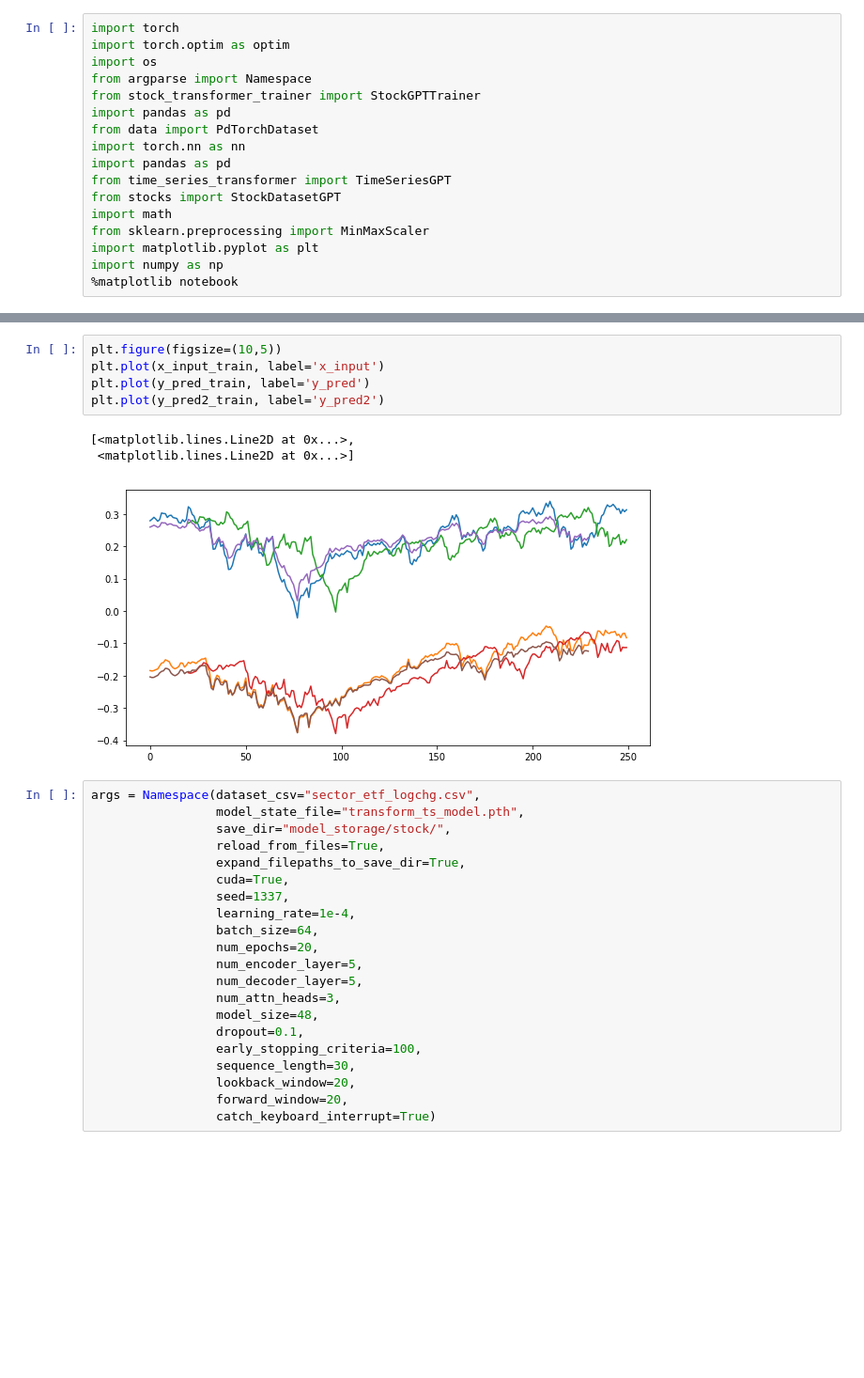
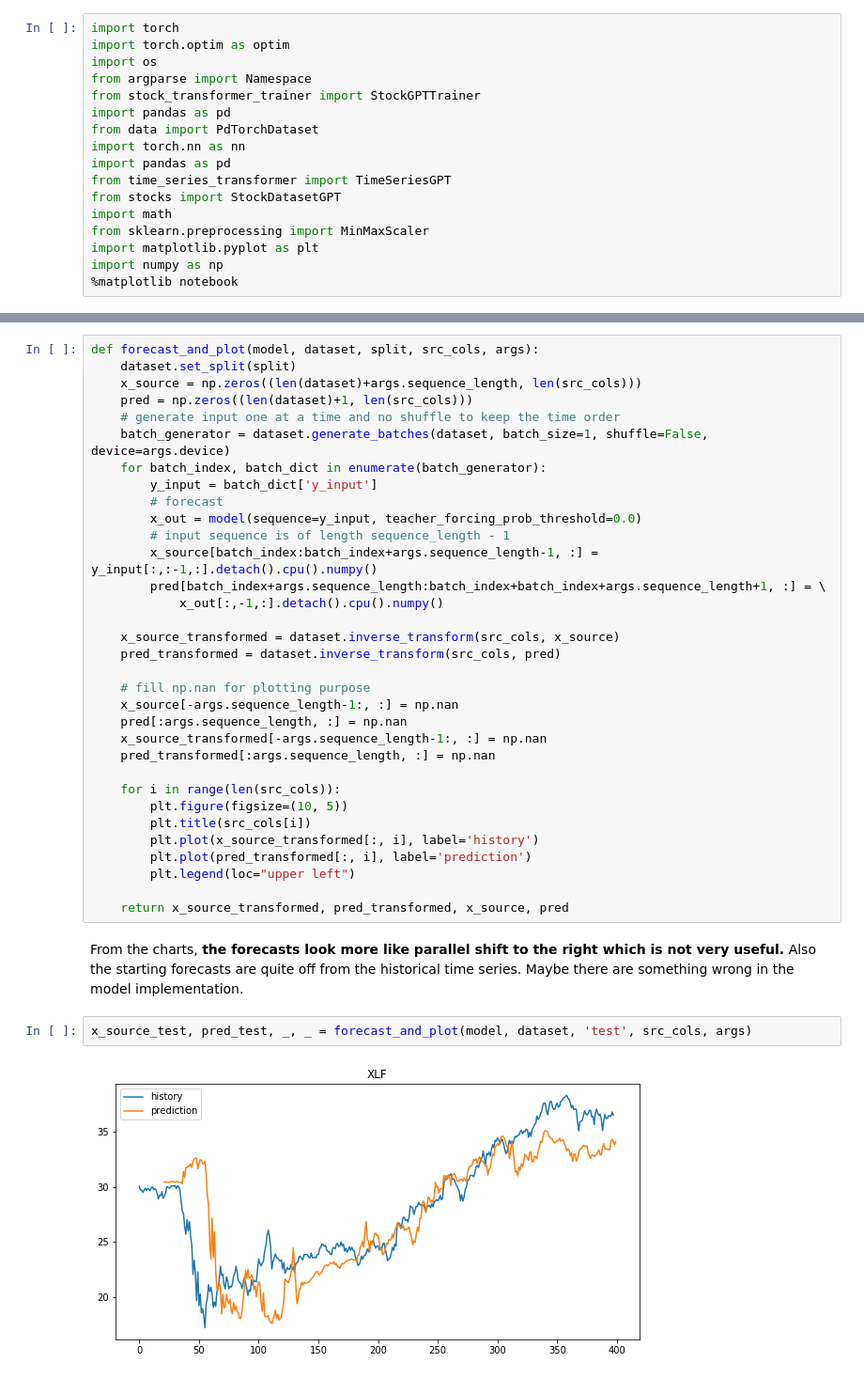
Before and after one commit to davefang1030/ts-transformer, a Jupyter notebook: ts_gpt.ipynb, the cells around one changed output, grey strips where cells are left out. Shown: that part at 94% size. Cells and saved outputs as stored; diff of their text form; blank space fills up the shorter version.

```diff
--- a/ts_gpt.ipynb
+++ b/ts_gpt.ipynb
@@ -174,30 +131,39 @@ for i in range(len(x_input_train) - args.sequence_length):
-# %%
-plt.figure(figsize=(10,5))
-plt.plot(x_input_train, label='x_input')
-plt.plot(y_pred_train, label='y_pred')
-plt.plot(y_pred2_train, label='y_pred2')
-# %% [output]
-[<matplotlib.lines.Line2D at 0x...>,
- <matplotlib.lines.Line2D at 0x...>]
-[figure, removed]
-# %%
-args = Namespace(dataset_csv="sector_etf_logchg.csv",
-                 model_state_file="transform_ts_model.pth",
-                 save_dir="model_storage/stock/",
-                 reload_from_files=True,
-                 expand_filepaths_to_save_dir=True,
-                 cuda=True,
-                 seed=1337,
-                 learning_rate=1e-4,
-                 batch_size=64,
-                 num_epochs=20,
-                 num_encoder_layer=5,
-                 num_decoder_layer=5,
-                 num_attn_heads=3,
-                 model_size=48,
-                 dropout=0.1,
-                 early_stopping_criteria=100,
-                 sequence_length=30,
-                 lookback_window=20,
-                 forward_window=20,
-                 catch_keyboard_interrupt=True)
+# %%
+def forecast_and_plot(model, dataset, split, src_cols, args):
+    dataset.set_split(split)
+    x_source = np.zeros((len(dataset)+args.sequence_length, len(src_cols)))
+    pred = np.zeros((len(dataset)+1, len(src_cols)))
+    # generate input one at a time and no shuffle to keep the time order
+    batch_generator = dataset.generate_batches(dataset, batch_size=1, shuffle=False, device=args.device)
+    for batch_index, batch_dict in enumerate(batch_generator):
+        y_input = batch_dict['y_input']
+        # forecast
+        x_out = model(sequence=y_input, teacher_forcing_prob_threshold=0.0)
+        # input sequence is of length sequence_length - 1
+        x_source[batch_index:batch_index+args.sequence_length-1, :] = y_input[:,:-1,:].detach().cpu().numpy()
+        pred[batch_index+args.sequence_length:batch_index+batch_index+args.sequence_length+1, :] = \
+            x_out[:,-1,:].detach().cpu().numpy()
+
+    x_source_transformed = dataset.inverse_transform(src_cols, x_source)
+    pred_transformed = dataset.inverse_transform(src_cols, pred)
+
+    # fill np.nan for plotting purpose
+    x_source[-args.sequence_length-1:, :] = np.nan
+    pred[:args.sequence_length, :] = np.nan
+    x_source_transformed[-args.sequence_length-1:, :] = np.nan
+    pred_transformed[:args.sequence_length, :] = np.nan
+
+    for i in range(len(src_cols)):
+        plt.figure(figsize=(10, 5))
+        plt.title(src_cols[i])
+        plt.plot(x_source_transformed[:, i], label='history')
+        plt.plot(pred_transformed[:, i], label='prediction')
+        plt.legend(loc="upper left")
+
+    return x_source_transformed, pred_transformed, x_source, pred
+# %% [markdown]
+From the charts, <b>the forecasts look more like parallel shift to the right which is not very useful.</b> Also the starting forecasts are quite off from the historical time series. Maybe there are something wrong in the model implementation.
+# %%
+x_source_test, pred_test, _, _ = forecast_and_plot(model, dataset, 'test', src_cols, args)
+# %% [output]
+[figure, added]
```
Also changed, not shown: parts of 17 cells of this notebook.
